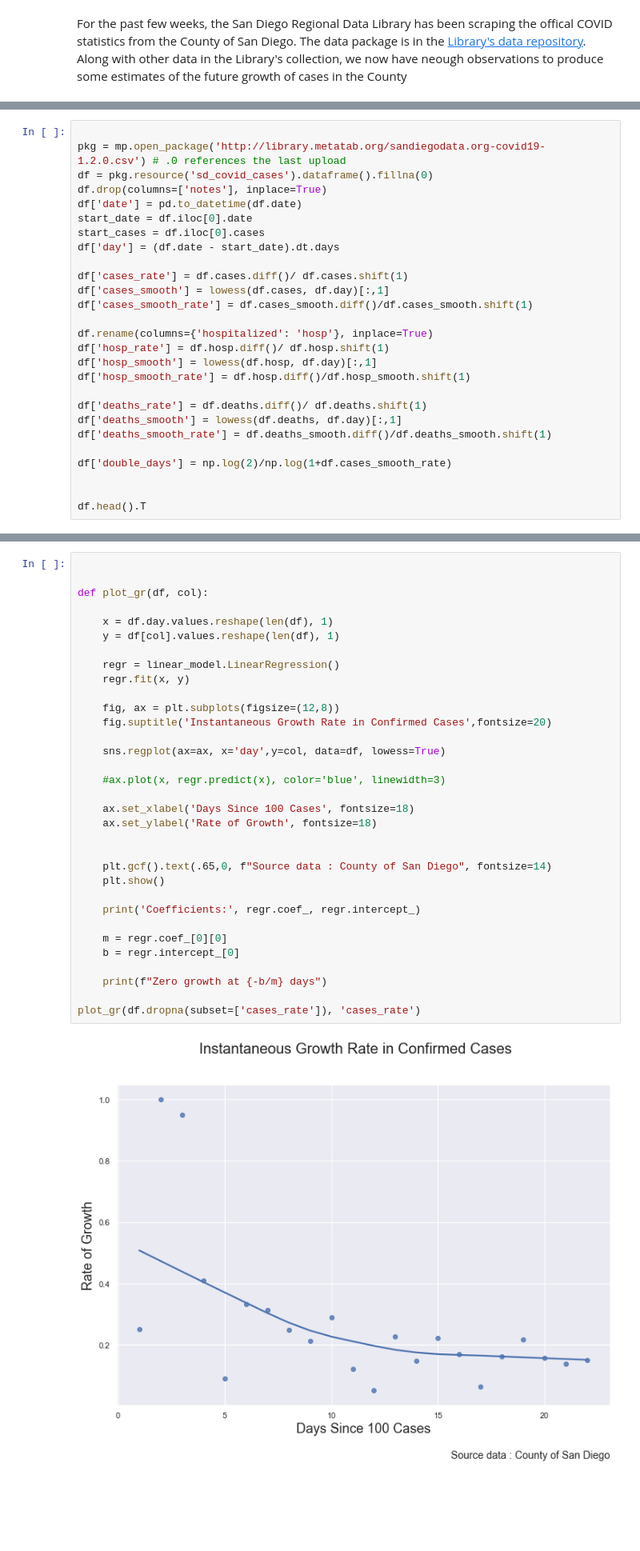
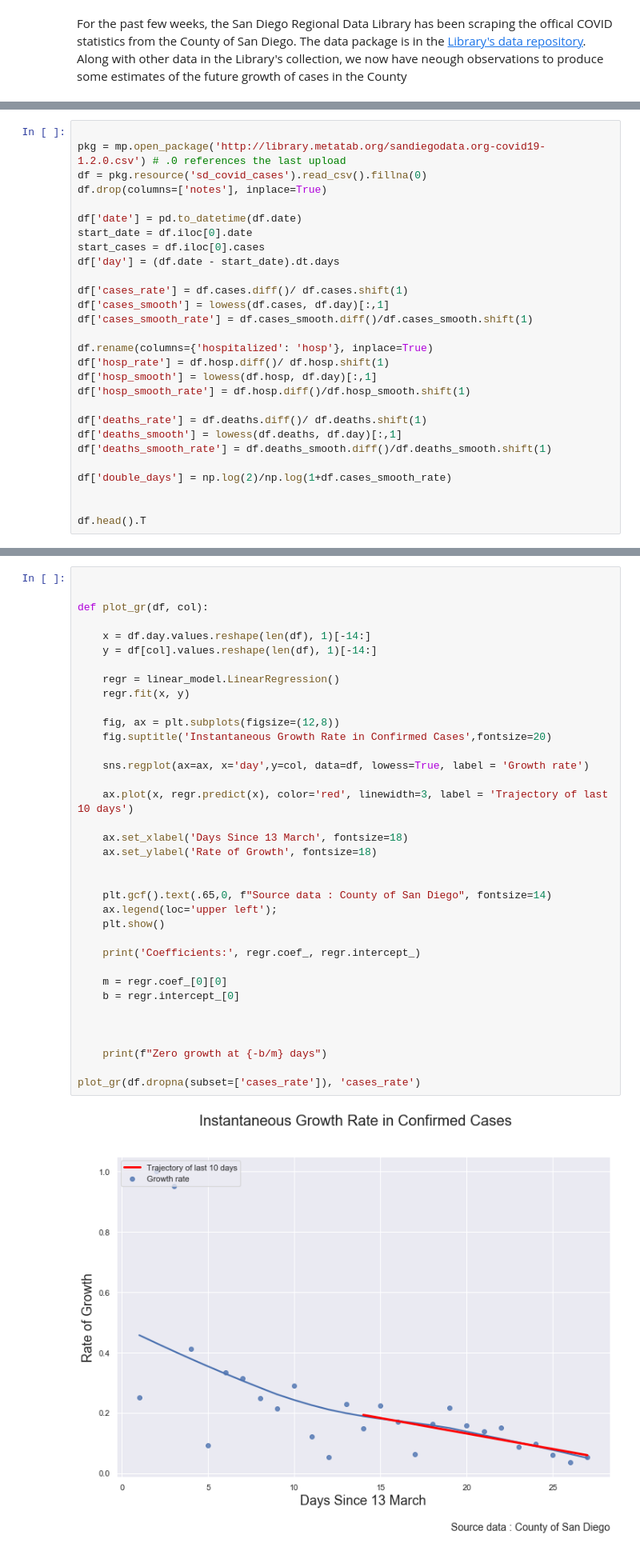
Before and after one commit to sandiegodata/covid19, a Jupyter notebook: Notebooks/San Diego.ipynb, the cells around one changed output, grey strips where cells are left out. Shown: that part at 80% size. Drawn from its saved outputs; the diff is of its cells as text; blank space fills up the shorter version.

```diff
--- a/Notebooks/San Diego.ipynb
+++ b/Notebooks/San Diego.ipynb
@@ -40,8 +40,9 @@ from scipy.special import erf
 # %%
 
 pkg = mp.open_package('http://library.metatab.org/sandiegodata.org-covid19-1.2.0.csv') # .0 references the last upload
-df = pkg.resource('sd_covid_cases').dataframe().fillna(0)
+df = pkg.resource('sd_covid_cases').read_csv().fillna(0)
 df.drop(columns=['notes'], inplace=True)
+
 df['date'] = pd.to_datetime(df.date)
 start_date = df.iloc[0].date
 start_cases = df.iloc[0].cases
@@ -171,35 +188,38 @@ fig.suptitle("San Diego COVID-19 Deaths and Prediction", fontsize=20);
 # %%
 
 
 def plot_gr(df, col):
 
-    x = df.day.values.reshape(len(df), 1)
-    y = df[col].values.reshape(len(df), 1)
+    x = df.day.values.reshape(len(df), 1)[-14:]
+    y = df[col].values.reshape(len(df), 1)[-14:]
 
     regr = linear_model.LinearRegression()
     regr.fit(x, y)
 
     fig, ax = plt.subplots(figsize=(12,8))
     fig.suptitle('Instantaneous Growth Rate in Confirmed Cases',fontsize=20)
 
-    sns.regplot(ax=ax, x='day',y=col, data=df, lowess=True)
+    sns.regplot(ax=ax, x='day',y=col, data=df, lowess=True, label = 'Growth rate')
 
-    #ax.plot(x, regr.predict(x), color='blue', linewidth=3)
+    ax.plot(x, regr.predict(x), color='red', linewidth=3, label = 'Trajectory of last 10 days')
 
-    ax.set_xlabel('Days Since 100 Cases', fontsize=18)
+    ax.set_xlabel('Days Since 13 March', fontsize=18)
     ax.set_ylabel('Rate of Growth', fontsize=18)
 
 
     plt.gcf().text(.65,0, f"Source data : County of San Diego", fontsize=14)
+    ax.legend(loc='upper left');
     plt.show()
 
     print('Coefficients:', regr.coef_, regr.intercept_)
 
     m = regr.coef_[0][0]
     b = regr.intercept_[0]
 
+
+
     print(f"Zero growth at {-b/m} days")
 
 plot_gr(df.dropna(subset=['cases_rate']), 'cases_rate')
 # %% [output]
-[figure, old version]
+[figure, new version]
```
Also changed, not shown: parts of 28 cells of this notebook, 9 other files.
